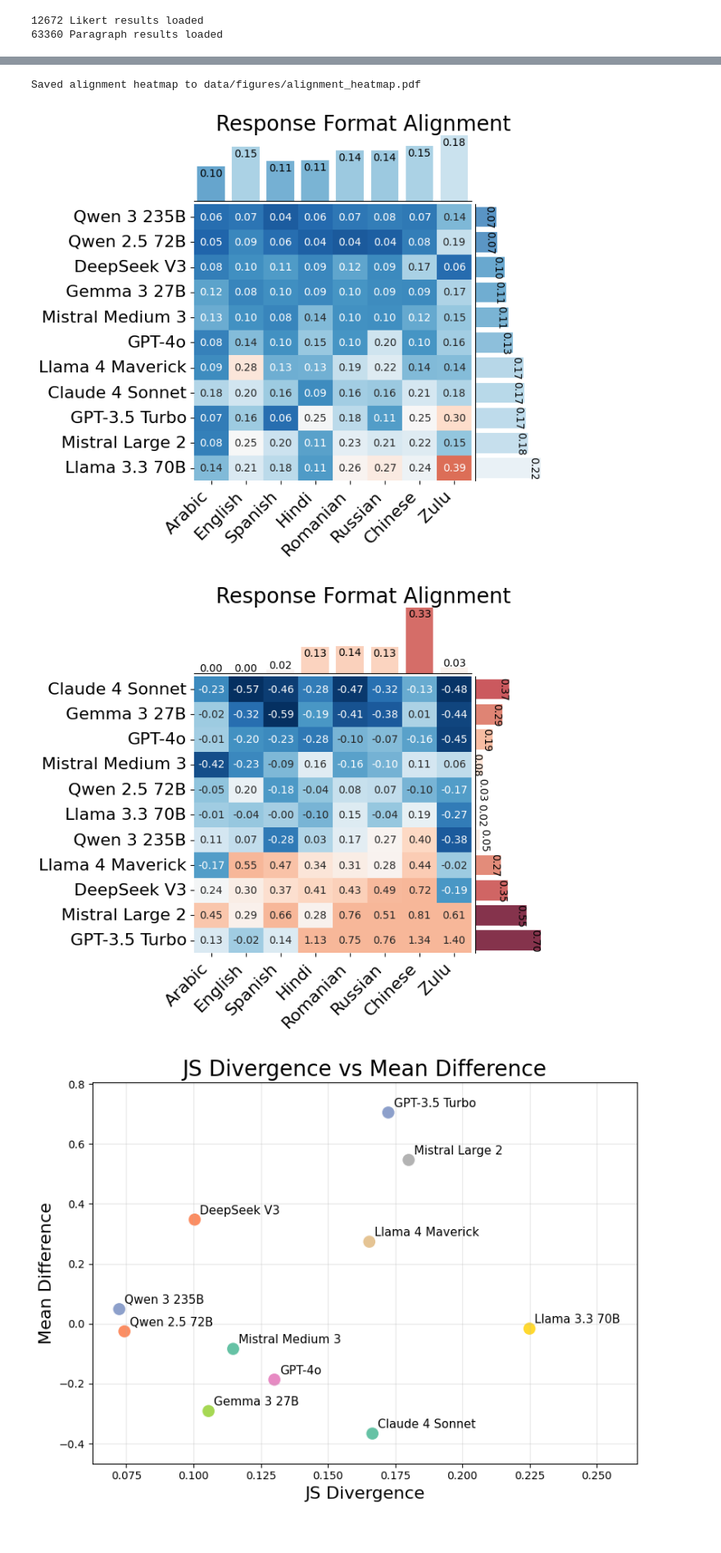
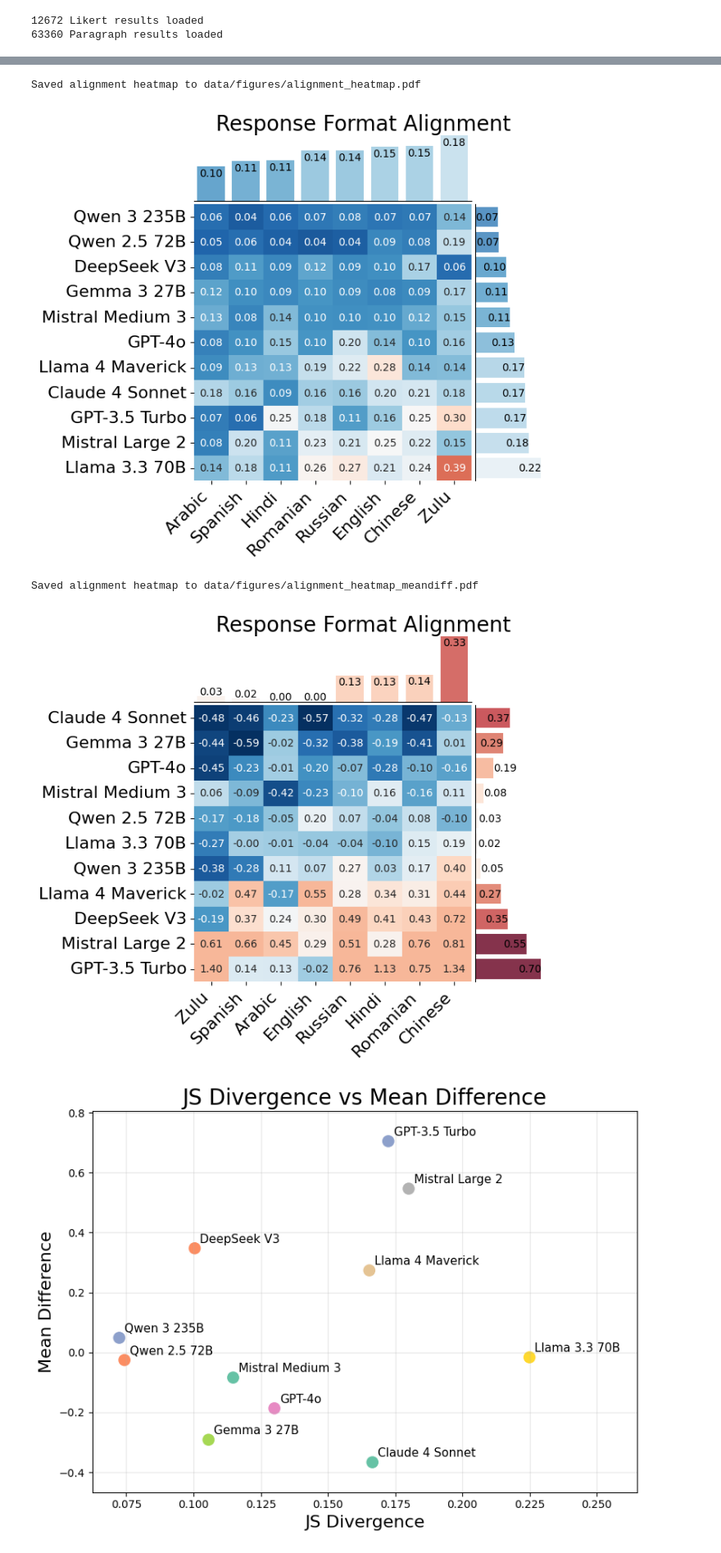
Before and after one commit to keenansamway/llm-human-rights, a Jupyter notebook: results_viz.ipynb, the cells around one changed output, grey strips where cells are left out. Shown at 82% size. Saved outputs shown, nothing was run; the diff lists cells and outputs as text; code cells hidden in the pictures.

Commit message:
Added README and new figures in results_viz

```diff
--- a/results_viz.ipynb
+++ b/results_viz.ipynb
@@ -1267,7 +1973,7 @@ def calculate_alignment_scores(likert_df, paragraph_df, group_by=['model'], alig
         return pd.DataFrame(aggregated_results)
 
 
-def plot_alignment_comparison(alignment_df, figsize=(8, 8), save_plots=None, vmin=0.0, vmax=0.5, sort_by='default'):
+def plot_alignment_comparison(alignment_df, figsize=(8, 8), save_plots=None, vmin=0.0, vmax=0.5, sort_by='default', thresh=0.07):
     pivot_data = alignment_df.pivot(index='model', columns='lang_code', values='alignment_score')
 
     # Map language codes to display names
@@ -1306,6 +2012,10 @@ def plot_alignment_comparison(alignment_df, figsize=(8, 8), save_plots=None, vmi
         model_means = pivot_data.mean(axis=1).sort_values()
         pivot_data = pivot_data.reindex(model_means.index)
 
+        # Sort languages by their average alignment score (ascending order - min to max)
+        lang_means = pivot_data.mean(axis=0).sort_values()
+        pivot_data = pivot_data.reindex(columns=lang_means.index)
+
     # Main heatmap
     sns.heatmap(pivot_data, annot=True, fmt='.2f', cmap=cmap,
                 center=vmax/2, vmin=vmin, vmax=vmax,
@@ -1340,17 +2050,17 @@ def plot_alignment_comparison(alignment_df, figsize=(8, 8), save_plots=None, vmi
     # Right marginal (models) - align with heatmap rows
     model_colors = [cmap(norm(val)) for val in abs(model_means.values)]
     y_positions = np.arange(len(model_means)) + 0.5  # Center on heatmap cells
-    bars_right = ax_right.barh(y_positions, abs(model_means.values), height=0.8,
+    bars_right = ax_right.barh(y_positions, abs(model_means.values) + 0.01, height=0.8,
                               color=model_colors, alpha=0.8)
 
     # Add value labels on right marginal bars
     for i, (bar, value) in enumerate(zip(bars_right, abs(model_means.values))):
-        if value < 0.06:
+        if value < thresh:
             ha = 'left'
         else:
             ha = 'right'
-        ax_right.text(bar.get_width() - 0.0075, bar.get_y() + bar.get_height()/2.,
-                     f'{value:.2f}', ha=ha, va='center', fontsize=10, rotation=-90)
+        ax_right.text(bar.get_width() + 0.001, bar.get_y() + bar.get_height()/2.,
+                     f'{value:.2f}', ha=ha, va='center', fontsize=10, rotation=0)
 
     ax_right.set_ylim(ax_main.get_ylim())
     ax_right.set_xticks([])
@@ -1385,12 +2095,13 @@ model_lang_alignment = calculate_alignment_scores(likert_results, paragraph_resu
 plot_alignment_comparison(model_lang_alignment, figsize=(6,6),save_plots="data/figures/alignment_heatmap.pdf", sort_by='order')
 # %% [output]
 Saved alignment heatmap to data/figures/alignment_heatmap.pdf
-[figure, old version]
+[figure, new version]
 # %%
 model_lang_alignment = calculate_alignment_scores(likert_results, paragraph_results, group_by=['model', 'lang_code'], alignment_metric='mean_difference')
-plot_alignment_comparison(model_lang_alignment, figsize=(6,6), vmin=-0.5, vmax=0.5, sort_by='order') #,save_plots="data/figures/alignment_heatmap_likert.pdf"
+plot_alignment_comparison(model_lang_alignment, figsize=(6,6), vmin=-0.5, vmax=0.5, sort_by='order', thresh=0.2,save_plots="data/figures/alignment_heatmap_meandiff.pdf")
 # %% [output]
+Saved alignment heatmap to data/figures/alignment_heatmap_meandiff.pdf
-[figure, old version]
+[figure, new version]
 # %%
 def create_endorsement_js_divergence_scatter(paragraph_results, model_lang_alignment, figsize=(8, 6), save_plots=False, alignment_metric='js_divergence'):
     """
```
Also changed, not shown: parts of 21 cells of this notebook, 5 other files.
